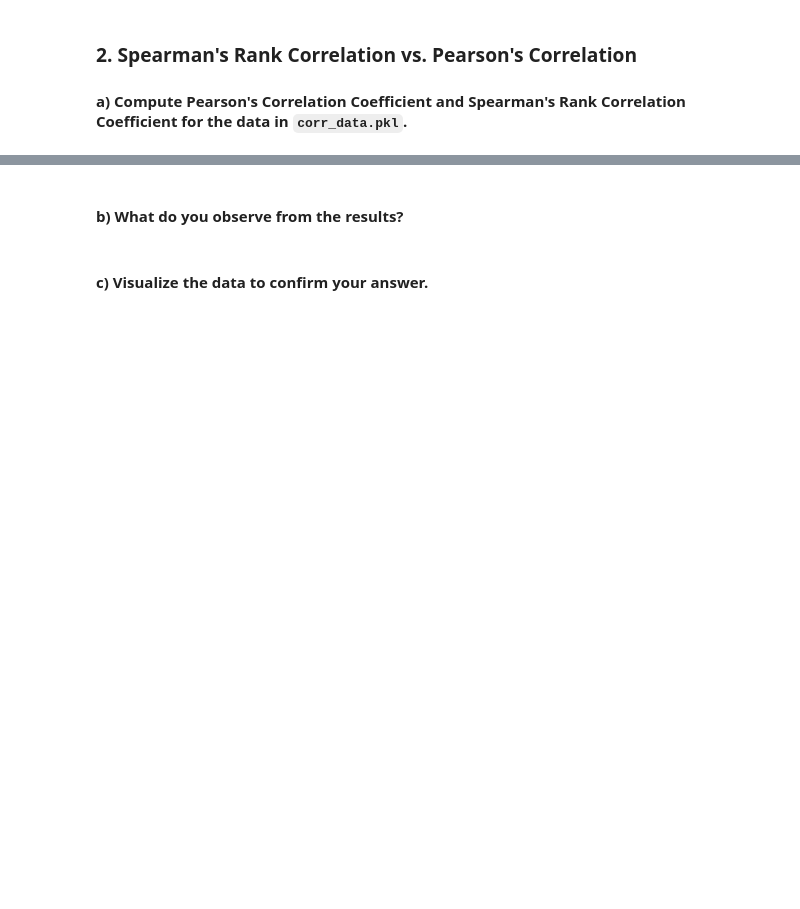
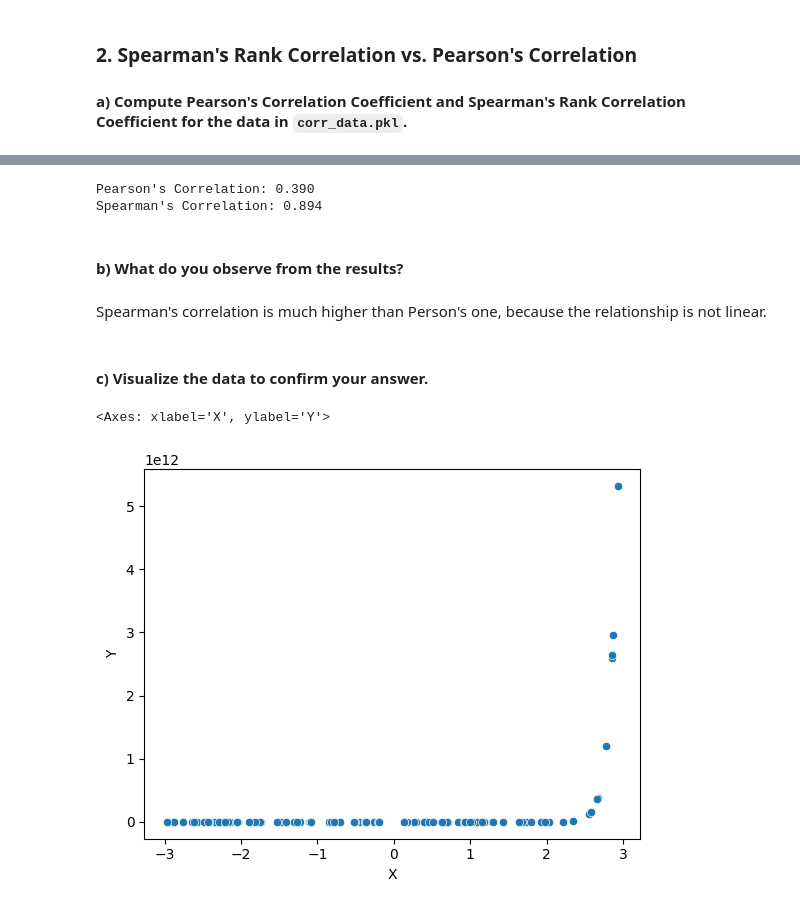
Before and after one commit to FaceEnte/Applied-Statistics, a Jupyter notebook: data/files_for_problem_sheets/sheet_12/rank_corr.ipynb, the cells around one changed output, grey strips where cells are left out. Cells and saved outputs as stored; diff of their text form; code cells hidden in the pictures; blank space fills up the shorter version.

```diff
--- a/data/files_for_problem_sheets/sheet_12/rank_corr.ipynb
+++ b/data/files_for_problem_sheets/sheet_12/rank_corr.ipynb
@@ -31,3 +96,6 @@ Encode the "Size" and "Fish Consumption" variables based on their ordinal nature
 ### 2. Spearman's Rank Correlation vs. Pearson's Correlation
 
 #### a) Compute Pearson's Correlation Coefficient and Spearman's Rank Correlation Coefficient for the data in `corr_data.pkl`.
+# %%
+data = pd.read_pickle('corr_data.pkl')
+data
@@ -34,4 +116,20 @@ Encode the "Size" and "Fish Consumption" variables based on their ordinal nature
+# %%
+p_corr, p_p_value = stats.pearsonr(data.X, data.Y)
+s_corr, s_p_value = stats.spearmanr(data.X, data.Y)
+
+print(f"Pearson's Correlation: {p_corr:.3f}")
+print(f"Spearman's Correlation: {s_corr:.3f}")
+# %% [output]
+Pearson's Correlation: 0.390
+Spearman's Correlation: 0.894
 # %% [markdown]
 #### b) What do you observe from the results?
+# %% [markdown]
+Spearman's correlation is much higher than Person's one, because the relationship is not linear.
 # %% [markdown]
 #### c) Visualize the data to confirm your answer.
+# %%
+sns.scatterplot(x='X', y='Y', data=data)
+# %% [output]
+<Axes: xlabel='X', ylabel='Y'>
+[figure, added]
```
Also changed, not shown: parts of 8 cells of this notebook, 2 other files.
